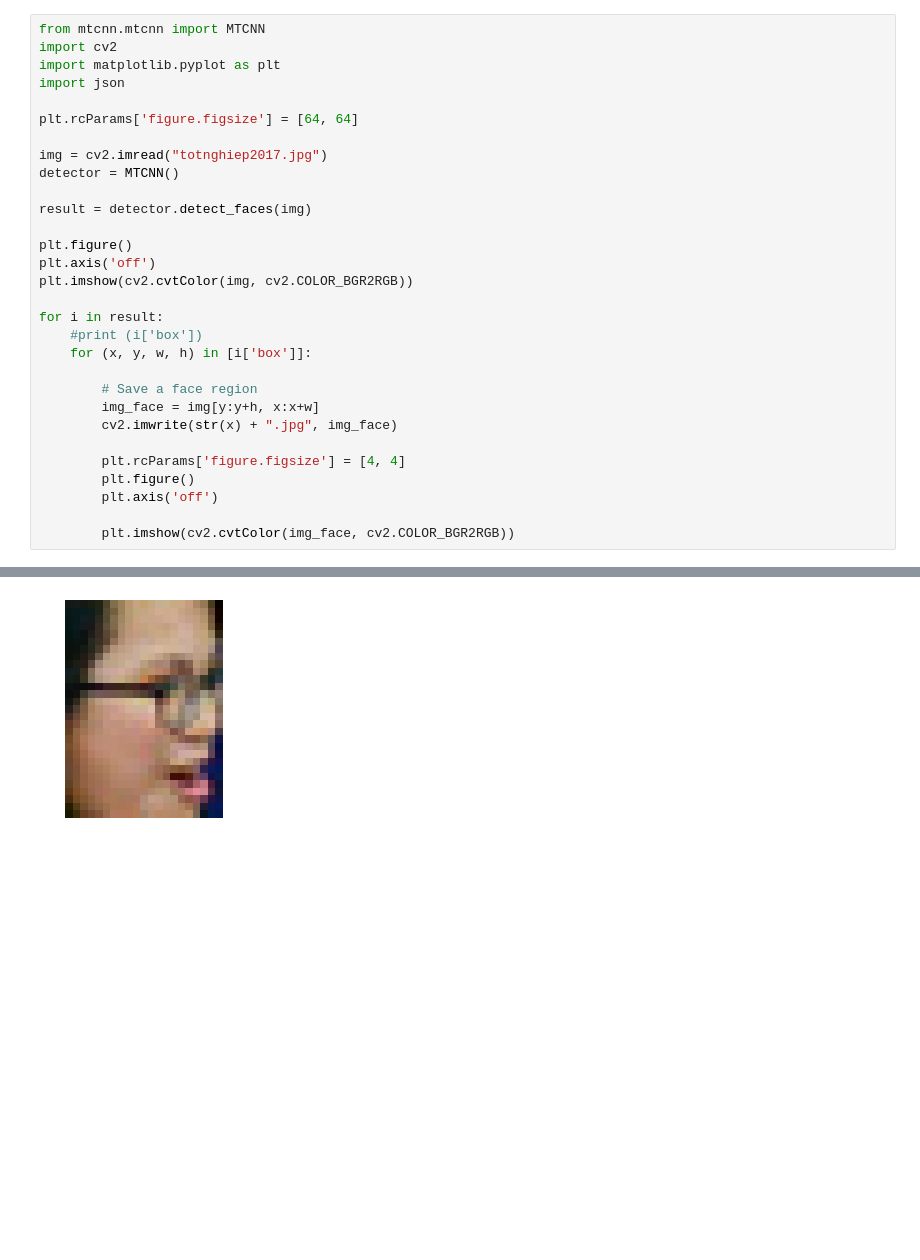
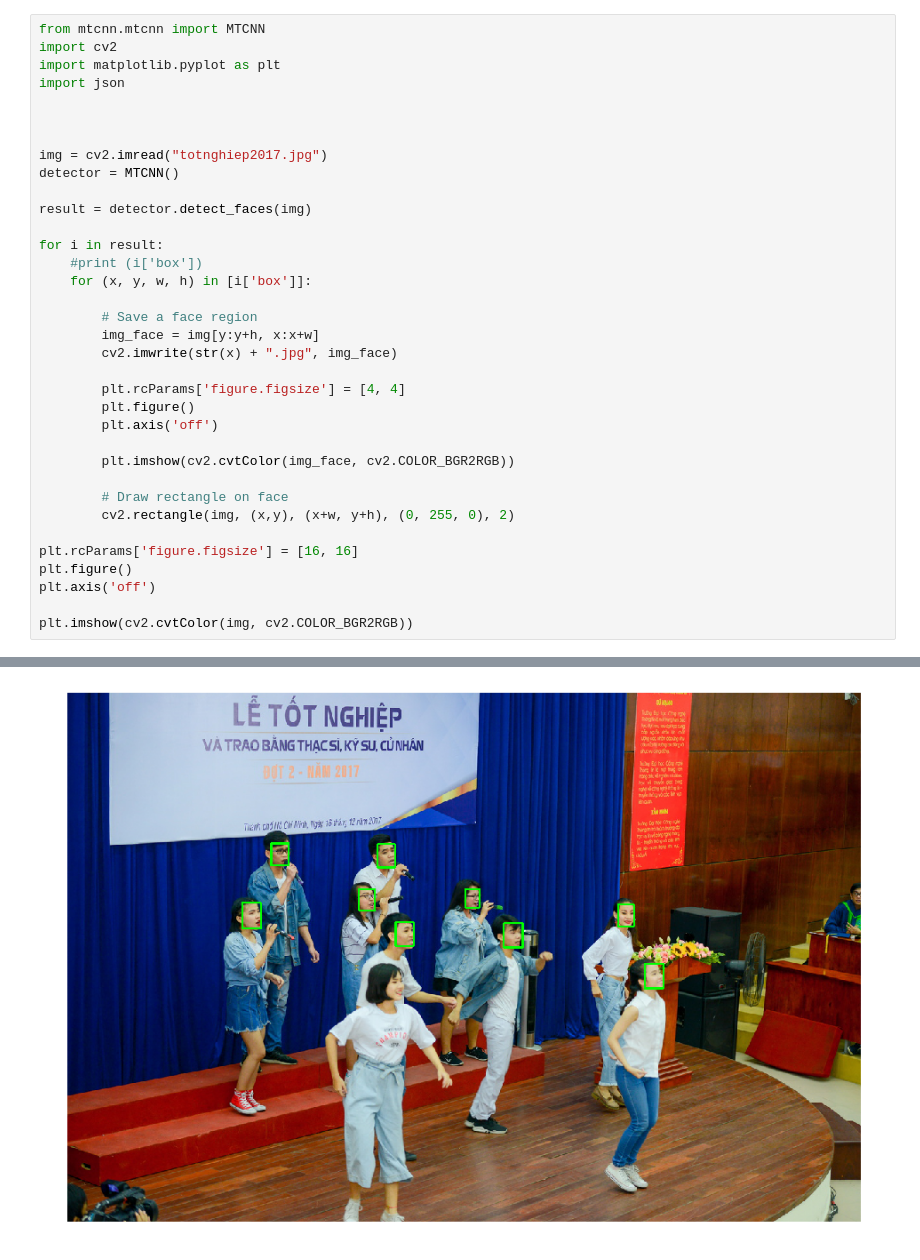
Before and after one commit to truongtx8/cvk13, a Jupyter notebook: thuchanh_03.ipynb, the cells around one changed output, grey strips where cells are left out. Drawn from its saved outputs; the diff is of its cells as text; blank space fills up the shorter version.

```diff
--- a/thuchanh_03.ipynb
+++ b/thuchanh_03.ipynb
@@ -4,16 +4,12 @@ import cv2
 import matplotlib.pyplot as plt
 import json
 
-plt.rcParams['figure.figsize'] = [64, 64]
+
 
 img = cv2.imread("totnghiep2017.jpg")
 detector = MTCNN()
 
 result = detector.detect_faces(img)
-
-plt.figure()
-plt.axis('off')
-plt.imshow(cv2.cvtColor(img, cv2.COLOR_BGR2RGB))
 
 for i in result:
     #print (i['box'])
@@ -28,4 +24,13 @@ for i in result:
         plt.axis('off')
 
         plt.imshow(cv2.cvtColor(img_face, cv2.COLOR_BGR2RGB))
+
+        # Draw rectangle on face
+        cv2.rectangle(img, (x,y), (x+w, y+h), (0, 255, 0), 2)
+
+plt.rcParams['figure.figsize'] = [16, 16]
+plt.figure()
+plt.axis('off')
+
+plt.imshow(cv2.cvtColor(img, cv2.COLOR_BGR2RGB))
 # %% [output]
@@ -41 +47 @@ for i in result:
-[figure, old version]
+[figure, new version]
```
Also changed, not shown: parts of 1 cell of this notebook.
